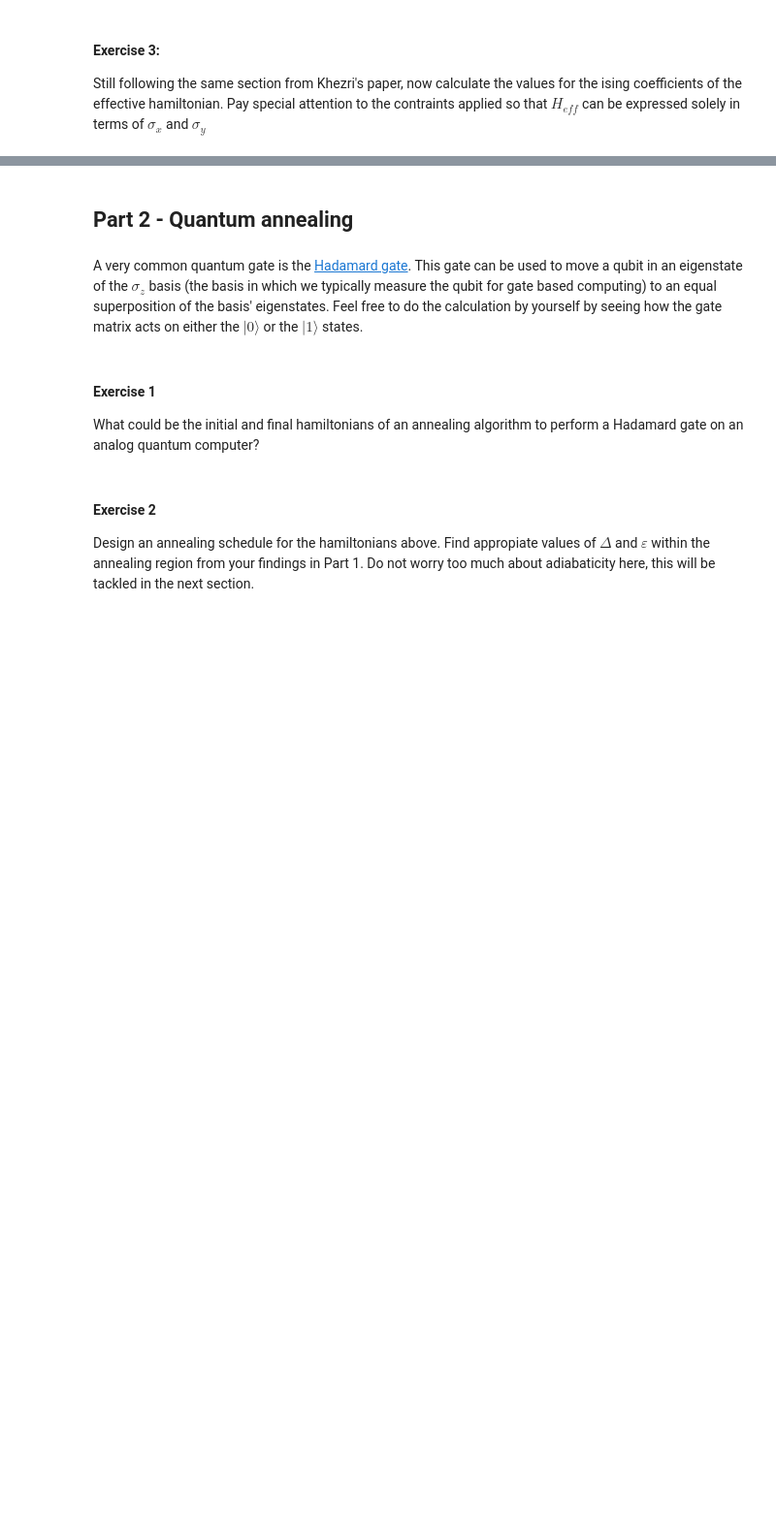
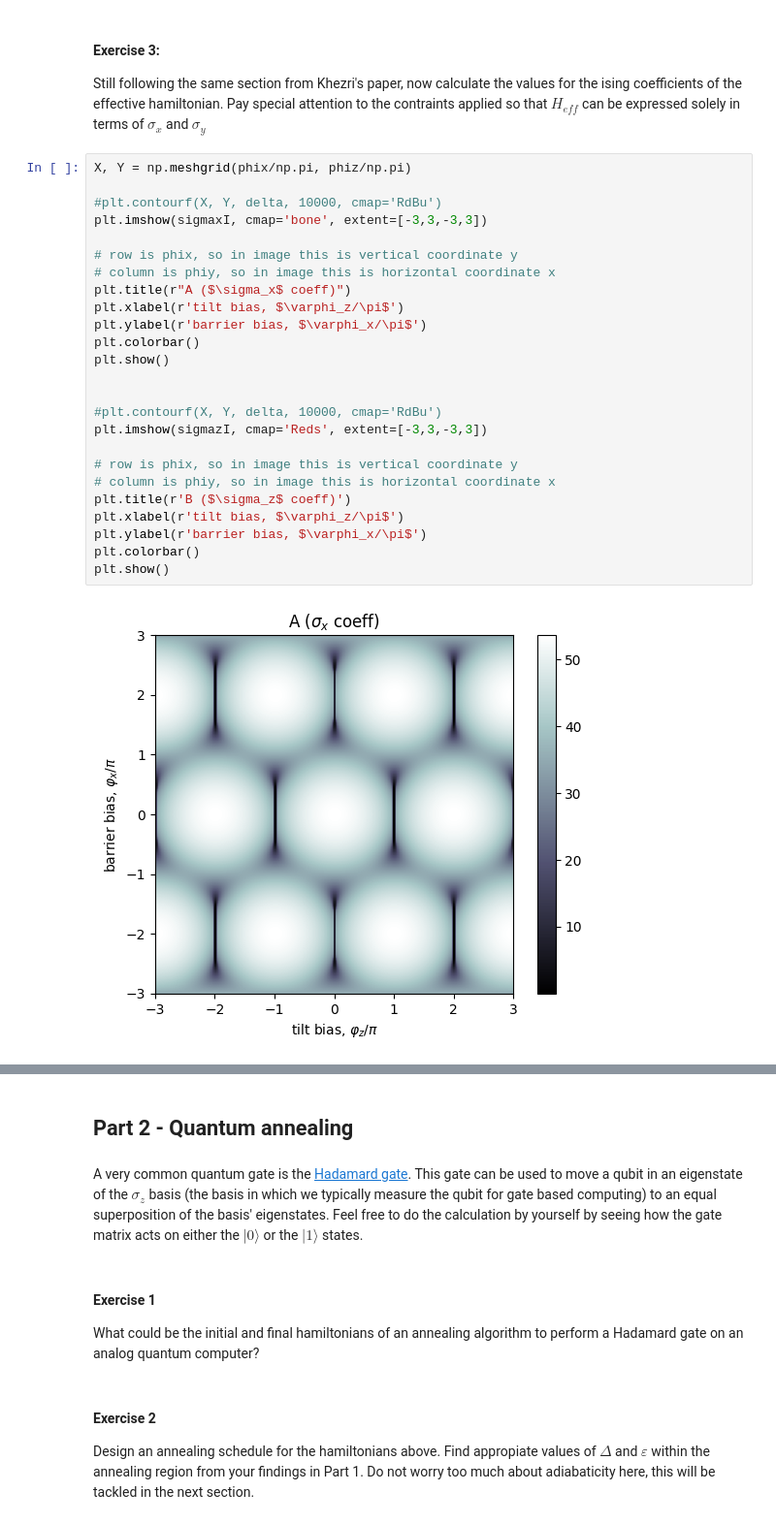
Before and after one commit to Omichego/haqtoberfest2024, a Jupyter notebook: challenges/analog_quantum_computing/notebooks/challenge.ipynb, the cells around one changed output, grey strips where cells are left out. Shown at 97% size. Cells and saved outputs as stored; diff of their text form; blank space fills up the shorter version.

```diff
--- a/challenges/analog_quantum_computing/notebooks/challenge.ipynb
+++ b/challenges/analog_quantum_computing/notebooks/challenge.ipynb
@@ -143,3 +237,30 @@ Calculate $I_p^{low}$ as defined in Khezri's paper (suplementary note 3). Then p
 # %% [markdown]
 #### Exercise 3:
 Still following the same section from Khezri's paper, now calculate the values for the ising coefficients of the effective hamiltonian. Pay special attention to the contraints applied so that $H_{eff}$ can be expressed solely in terms of $\sigma_x$ and $\sigma_y$
+# %%
+X, Y = np.meshgrid(phix/np.pi, phiz/np.pi)
+
+#plt.contourf(X, Y, delta, 10000, cmap='RdBu')
+plt.imshow(sigmaxI, cmap='bone', extent=[-3,3,-3,3])
+
+# row is phix, so in image this is vertical coordinate y
+# column is phiy, so in image this is horizontal coordinate x
+plt.title(r"A ($\sigma_x$ coeff)")
+plt.xlabel(r'tilt bias, $\varphi_z/\pi$')
+plt.ylabel(r'barrier bias, $\varphi_x/\pi$')
+plt.colorbar()
+plt.show()
+
+
+#plt.contourf(X, Y, delta, 10000, cmap='RdBu')
+plt.imshow(sigmazI, cmap='Reds', extent=[-3,3,-3,3])
+
+# row is phix, so in image this is vertical coordinate y
+# column is phiy, so in image this is horizontal coordinate x
+plt.title(r'B ($\sigma_z$ coeff)')
+plt.xlabel(r'tilt bias, $\varphi_z/\pi$')
+plt.ylabel(r'barrier bias, $\varphi_x/\pi$')
+plt.colorbar()
+plt.show()
+# %% [output]
+[figure, added]
```
Also changed, not shown: parts of 11 cells of this notebook.
